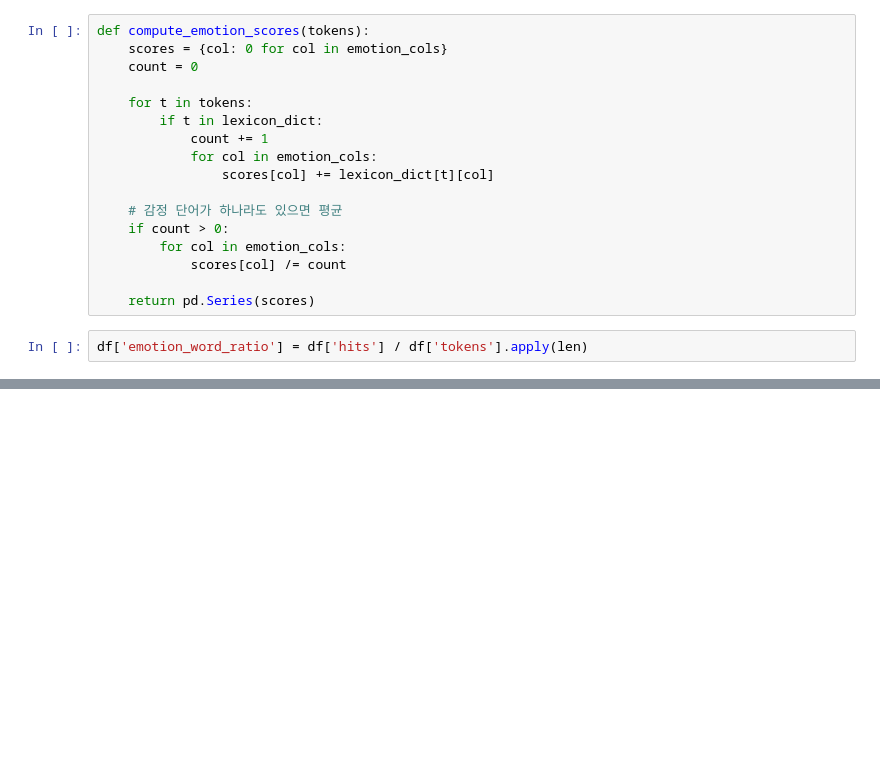
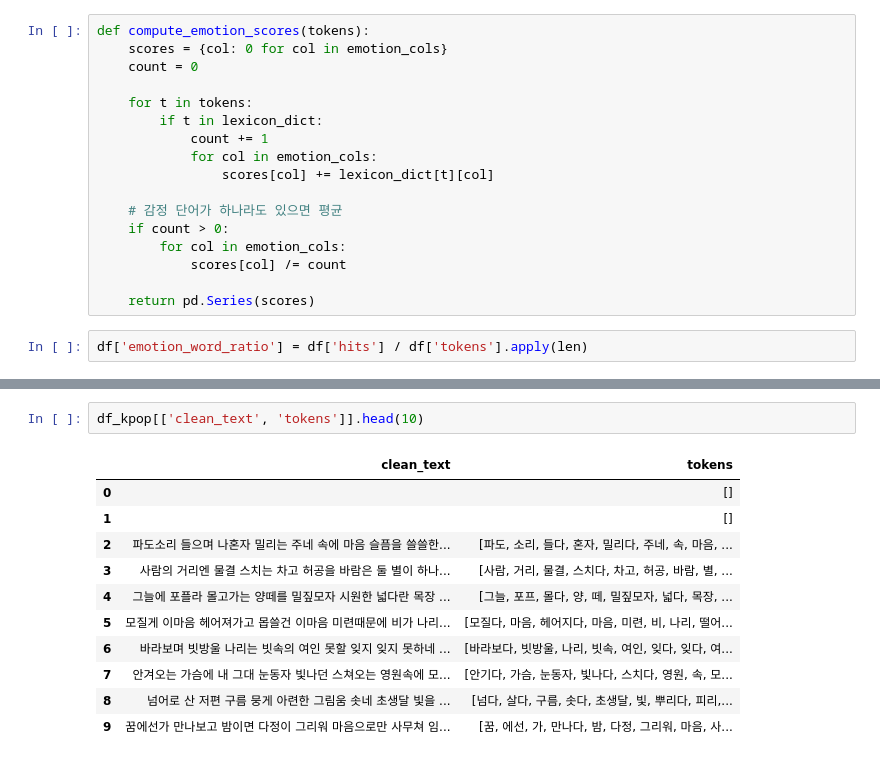
Before and after one commit to jangdain04-lab/TA_Airpods, a Jupyter notebook: TA_lyrics.ipynb, the cells around one changed output, grey strips where cells are left out. Drawn from its saved outputs; the diff is of its cells as text; blank space fills up the shorter version.

```diff
--- a/TA_lyrics.ipynb
+++ b/TA_lyrics.ipynb
@@ -496,0 +649,14 @@ df['emotion_word_ratio'] = df['hits'] / df['tokens'].apply(len)
+# %%
+df_kpop[['clean_text', 'tokens']].head(10)
+# %% [output]
+|  | clean_text | tokens |
+| 0 |  | [] |
+| 1 |  | [] |
+| 2 | 파도소리 들으며 나혼자 밀리는 주네 속에 마음 슬픔을 쓸쓸한... | [파도, 소리, 들다, 혼자, 밀리다, 주네, 속, 마음, ... |
+| 3 | 사람의 거리엔 물결 스치는 차고 허공을 바람은 둘 별이 하나... | [사람, 거리, 물결, 스치다, 차고, 허공, 바람, 별, ... |
+| 4 | 그늘에 포플라 몰고가는 양떼를 밀짚모자 시원한 넓다란 목장 ... | [그늘, 포프, 몰다, 양, 떼, 밀짚모자, 넓다, 목장, ... |
+| 5 | 모질게 이마음 헤어져가고 몹쓸건 이마음 미련때문에 비가 나리... | [모질다, 마음, 헤어지다, 마음, 미련, 비, 나리, 떨어... |
+| 6 | 바라보며 빗방울 나리는 빗속의 여인 못할 잊지 잊지 못하네 ... | [바라보다, 빗방울, 나리, 빗속, 여인, 잊다, 잊다, 여... |
+| 7 | 안겨오는 가슴에 내 그대 눈동자 빛나던 스쳐오는 영원속에 모... | [안기다, 가슴, 눈동자, 빛나다, 스치다, 영원, 속, 모... |
+| 8 | 넘어로 산 저편 구름 뭉게 아련한 그림움 솟네 초생달 빛을 ... | [넘다, 살다, 구름, 솟다, 초생달, 빛, 뿌리다, 피리,... |
+| 9 | 꿈에선가 만나보고 밤이면 다정이 그리워 마음으로만 사무쳐 임... | [꿈, 에선, 가, 만나다, 밤, 다정, 그리워, 마음, 사... |
```
Also changed, not shown: parts of 17 cells of this notebook.
